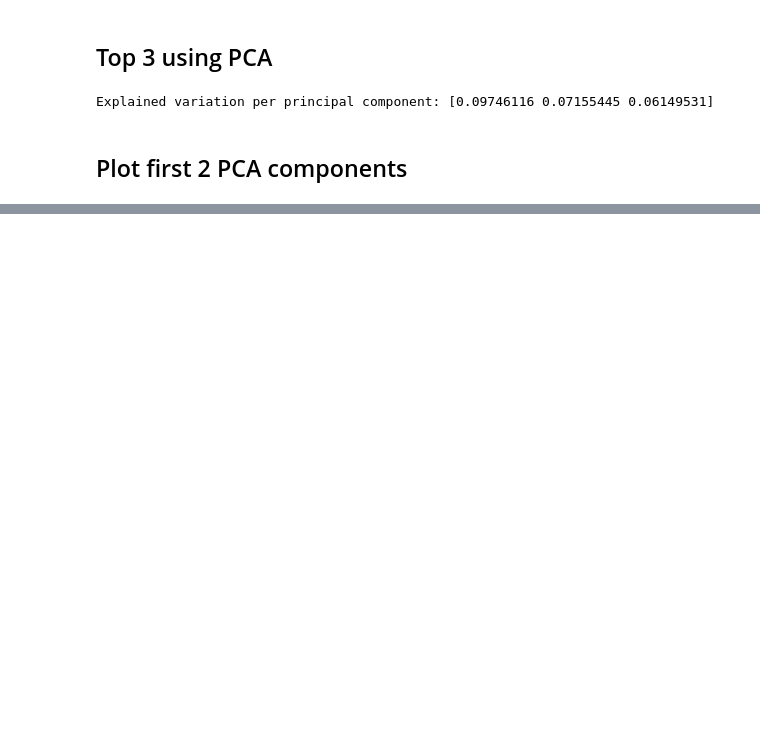
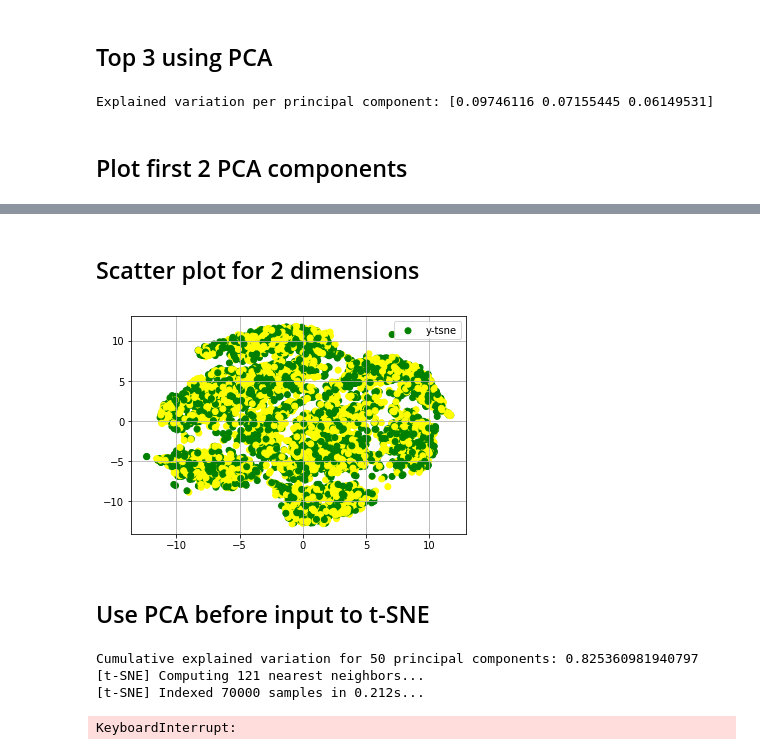
Before and after one commit to apps123/hands-on-ml, a Jupyter notebook: PCA and t-SNE.ipynb, the cells around one changed output, grey strips where cells are left out. Drawn from its saved outputs; the diff is of its cells as text; code cells hidden in the pictures; blank space fills up the shorter version.

```diff
--- a/PCA and t-SNE.ipynb
+++ b/PCA and t-SNE.ipynb
@@ -75,0 +80,12 @@ plt.show()
+# %%
+import time
+
+from sklearn.manifold import TSNE
+
+n_sne = 7000
+
+time_start = time.time()
+tsne = TSNE(n_components=2, verbose=1, perplexity=40, n_iter=300)
+tsne_results = tsne.fit_transform(df.loc[rndperm[:n_sne],feat_cols].values)
+
+print('t-SNE done! Time elapsed: {} seconds'.format(time.time()-time_start))
@@ -75,0 +107,39 @@ plt.show()
+# %% [markdown]
+## Scatter plot for 2 dimensions
+# %%
+df_tsne = df.loc[rndperm[:n_sne],:].copy()
+df_tsne['x-tsne'] = tsne_results[:,0]
+df_tsne['y-tsne'] = tsne_results[:,1]
+
+fig, ax = plt.subplots()
+ax.scatter(df_tsne['x-tsne'], df_tsne['y-tsne'],c=['green', 'yellow'])
+ax.legend()
+ax.grid(True)
+
+plt.show()
+# %% [output]
+[figure, added]
+# %% [markdown]
+## Use PCA before input to t-SNE
+# %%
+import time
+
+from sklearn.manifold import TSNE
+
+pca_50 = PCA(n_components=50)
+pca_result_50 = pca_50.fit_transform(df[feat_cols].values)
+
+print('Cumulative explained variation for 50 principal components: {}'.format(np.sum(pca_50.explained_variance_ratio_)))
+
+n_sne = 10000
+
+time_start = time.time()
+tsne = TSNE(n_components=2, verbose=1, perplexity=40, n_iter=300)
+tsne_results = tsne.fit_transform(pca_result_50)
+
+print('t-SNE done! Time elapsed: {} seconds'.format(time.time()-time_start))
+# %% [output]
+Cumulative explained variation for 50 principal components: 0.825360981940797
+[t-SNE] Computing 121 nearest neighbors...
+[t-SNE] Indexed 70000 samples in 0.212s...
+KeyboardInterrupt:
```
Also changed, not shown: parts of 4 cells of this notebook.
